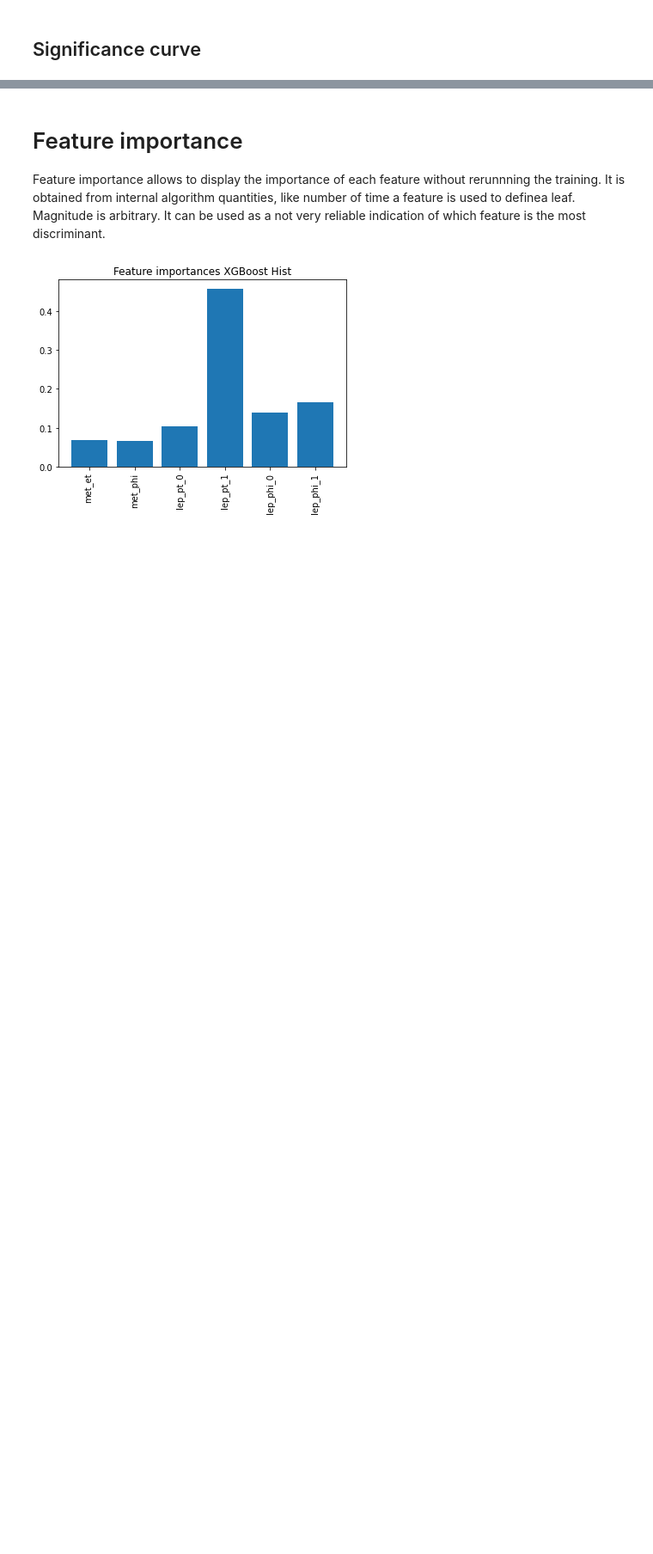
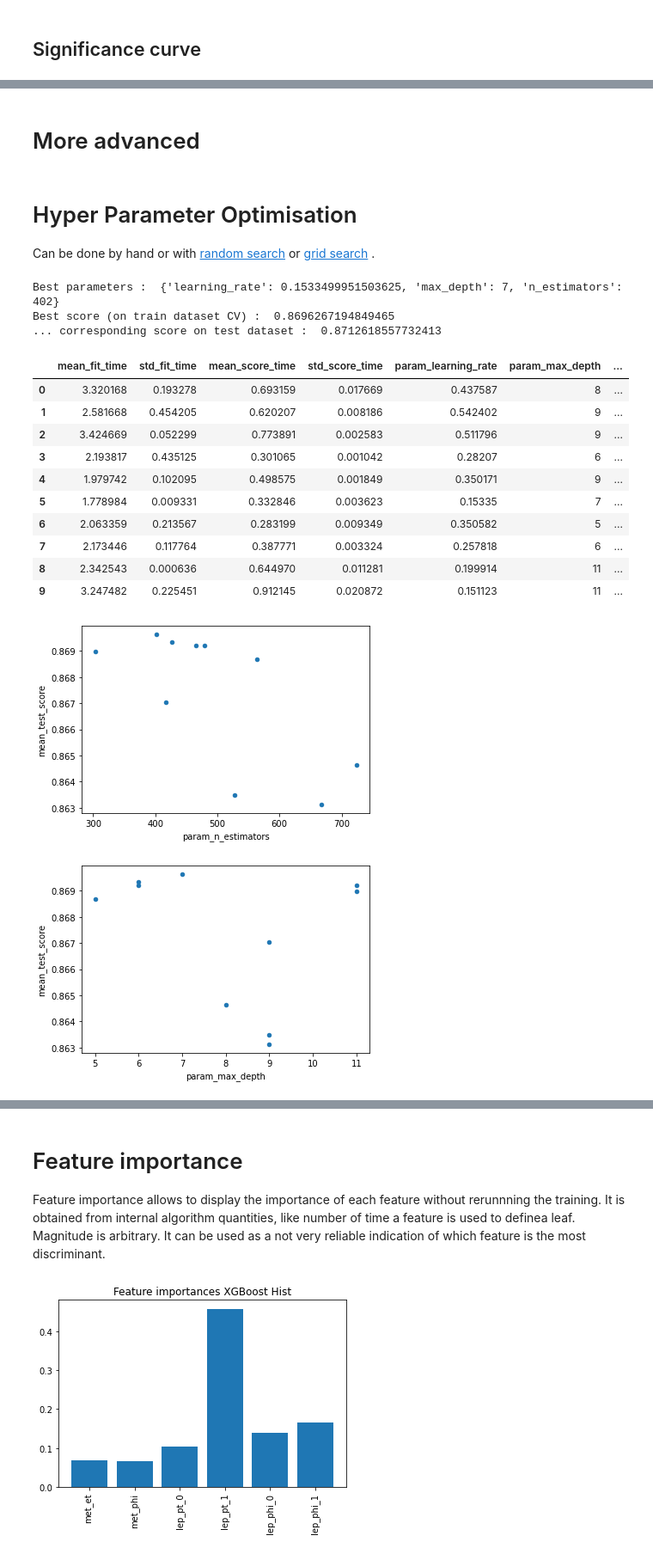
Before and after one commit to dhrou/HEPMLtutorials, a Jupyter notebook: HEPML_HandsOn_BDT.ipynb, the cells around one changed output, grey strips where cells are left out. Shown at 86% size. Cells and saved outputs as stored; diff of their text form; code cells hidden in the pictures; blank space fills up the shorter version.

```diff
--- a/HEPML_HandsOn_BDT.ipynb
+++ b/HEPML_HandsOn_BDT.ipynb
@@ -5,6 +5,9 @@
 # %%
 COLAB=True #if running on https://colab.research.google.com/notebooks/welcome.ipynb
 #COLAB=False #if running on local anaconda installation https://docs.anaconda.com/anaconda/install/
+
+#fullrun=True #if run all modules (slow!)
+fullrun=False #if run a subset to get started
 # %%
 import os
 import numpy as np
@@ -807,0 +730,51 @@ plt.show()
+# %% [markdown]
+# More advanced
+# %% [markdown]
+# Hyper Parameter Optimisation
+Can be done by hand or with [random search](https://scikit-learn.org/stable/modules/generated/sklearn.model_selection.RandomizedSearchCV.html) or [grid search](https://scikit-learn.org/stable/modules/generated/sklearn.model_selection.GridSearchCV.html) .
+# %%
+#RandomSearchCV for advanced HPO
+import scipy.stats as stats
+if fullrun or False:
+    from sklearn.model_selection import RandomizedSearchCV
+
+    # specify parameters and distributions to sample from
+    param_dist_XGB = {'max_depth': stats.randint(3, 12), # default 6
+                      'n_estimators': stats.randint(300, 800), #default 100
+                      'learning_rate': stats.uniform(0.1, 0.5)} #def 0.3
+
+    # default CV is 5 fold, reduce to 2 for speed concern
+    gsearch = RandomizedSearchCV(estimator = XGBClassifier(),
+                        param_distributions = param_dist_XGB,
+                        scoring='roc_auc',n_iter=10,cv=2)
+    gsearch.fit(X_train,y_train, sample_weight=weights_train)
+
+    print ("Best parameters : ",gsearch.best_params_)
+    print ("Best score (on train dataset CV) : ",gsearch.best_score_)
+
+
+    y_pred_gs = gsearch.predict_proba(X_test)[:,1]
+    print("... corresponding score on test dataset : ",roc_auc_score(y_true=y_test, y_score=y_pred_gs, sample_weight=weights_test))
+    dfsearch=pd.DataFrame.from_dict(gsearch.cv_results_)
+    display(dfsearch)
+
+    dfsearch.plot.scatter("param_n_estimators","mean_test_score")
+    dfsearch.plot.scatter("param_max_depth","mean_test_score")
+    dfsearch.plot.scatter("param_learning_rate","mean_test_score")
+# %% [output]
+Best parameters :  {'learning_rate': 0.1533499951503625, 'max_depth': 7, 'n_estimators': 402}
+Best score (on train dataset CV) :  0.8696267194849465
+... corresponding score on test dataset :  0.8712618557732413
+|  | mean_fit_time | std_fit_time | mean_score_time | std_score_time | param_learning_rate | param_max_depth | ... |
+| 0 | 3.320168 | 0.193278 | 0.693159 | 0.017669 | 0.437587 | 8 | ... |
+| 1 | 2.581668 | 0.454205 | 0.620207 | 0.008186 | 0.542402 | 9 | ... |
+| 2 | 3.424669 | 0.052299 | 0.773891 | 0.002583 | 0.511796 | 9 | ... |
+| 3 | 2.193817 | 0.435125 | 0.301065 | 0.001042 | 0.28207 | 6 | ... |
+| 4 | 1.979742 | 0.102095 | 0.498575 | 0.001849 | 0.350171 | 9 | ... |
+| 5 | 1.778984 | 0.009331 | 0.332846 | 0.003623 | 0.15335 | 7 | ... |
+| 6 | 2.063359 | 0.213567 | 0.283199 | 0.009349 | 0.350582 | 5 | ... |
+| 7 | 2.173446 | 0.117764 | 0.387771 | 0.003324 | 0.257818 | 6 | ... |
+| 8 | 2.342543 | 0.000636 | 0.644970 | 0.011281 | 0.199914 | 11 | ... |
+| 9 | 3.247482 | 0.225451 | 0.912145 | 0.020872 | 0.151123 | 11 | ... |
+[figure, added]
+[figure, added]
```
Also changed, not shown: parts of 37 cells of this notebook.
